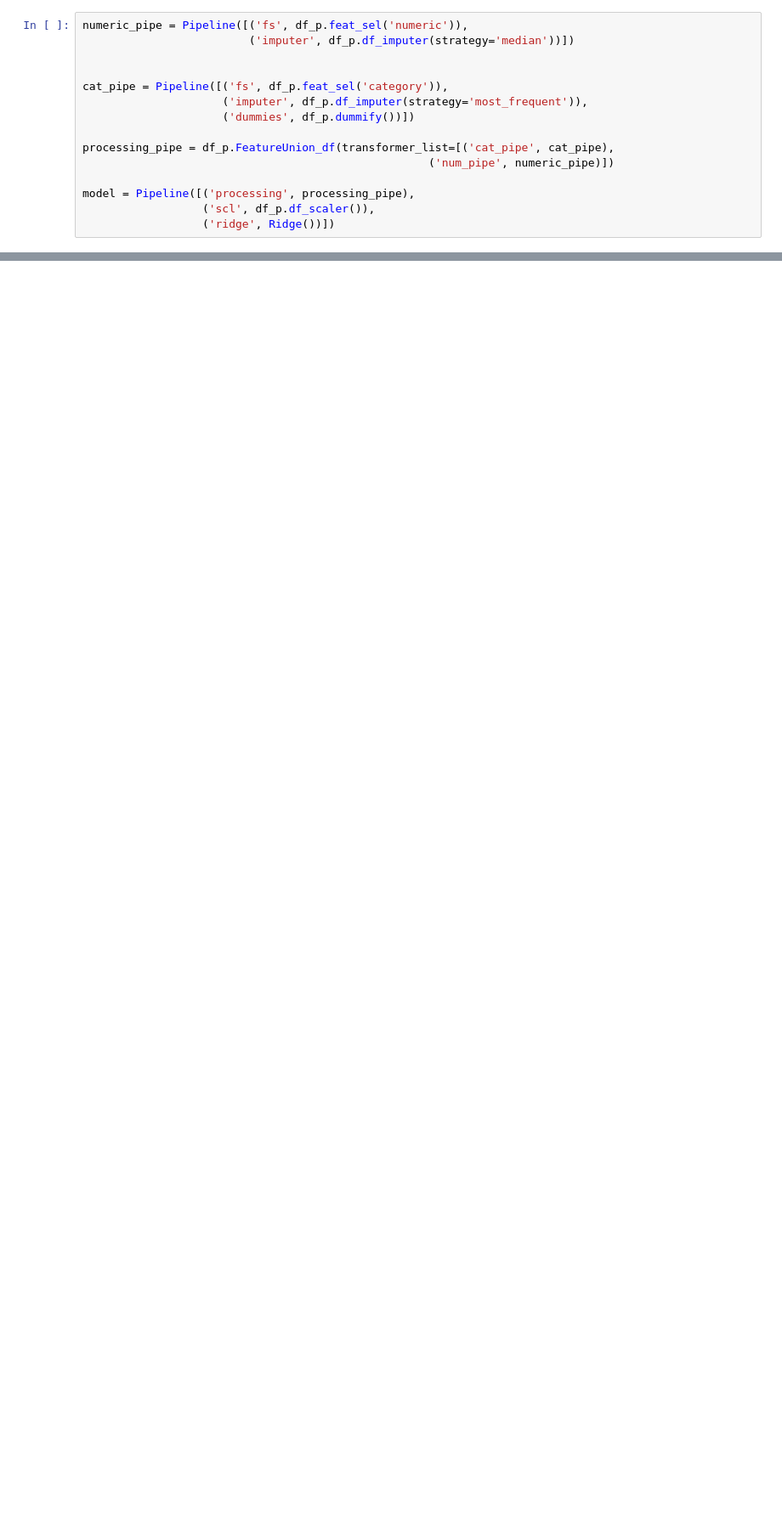
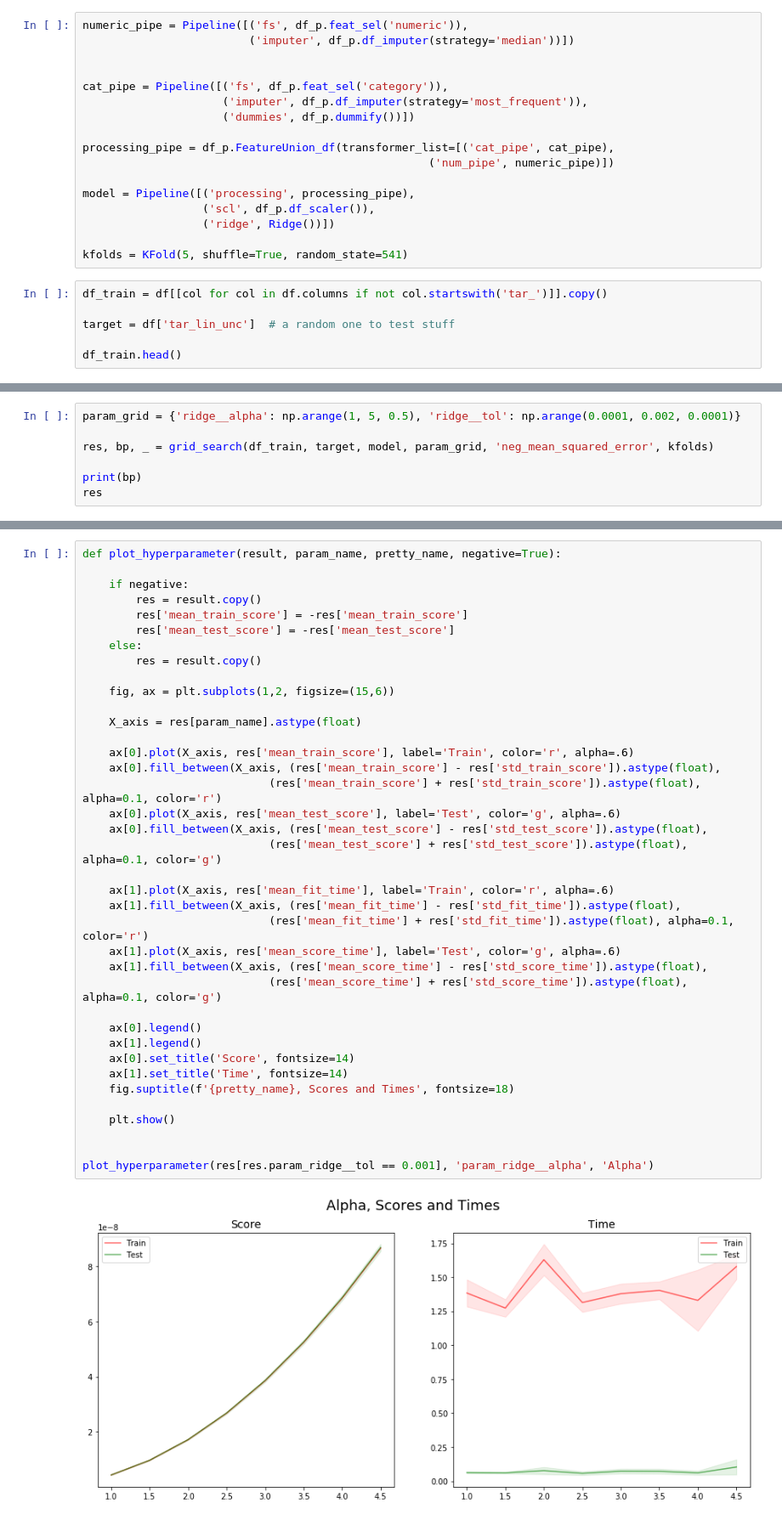
Before and after one commit to lucabasa/ML-algorithms-and-experiments, a Jupyter notebook: 02_experiment_design.ipynb, the cells around one changed output, grey strips where cells are left out. Shown: that part at 85% size. Drawn from its saved outputs; the diff is of its cells as text; blank space fills up the shorter version.

```diff
--- a/02_experiment_design.ipynb
+++ b/02_experiment_design.ipynb
@@ -62,3 +73,11 @@ processing_pipe = df_p.FeatureUnion_df(transformer_list=[('cat_pipe', cat_pipe),
 model = Pipeline([('processing', processing_pipe),
                   ('scl', df_p.df_scaler()),
                   ('ridge', Ridge())])
+
+kfolds = KFold(5, shuffle=True, random_state=541)
+# %%
+df_train = df[[col for col in df.columns if not col.startswith('tar_')]].copy()
+
+target = df['tar_lin_unc']  # a random one to test stuff
+
+df_train.head()
@@ -64,0 +91,7 @@ model = Pipeline([('processing', processing_pipe),
+# %%
+param_grid = {'ridge__alpha': np.arange(1, 5, 0.5), 'ridge__tol': np.arange(0.0001, 0.002, 0.0001)}
+
+res, bp, _ = grid_search(df_train, target, model, param_grid, 'neg_mean_squared_error', kfolds)
+
+print(bp)
+res
@@ -64,0 +115,40 @@ model = Pipeline([('processing', processing_pipe),
+# %%
+def plot_hyperparameter(result, param_name, pretty_name, negative=True):
+
+    if negative:
+        res = result.copy()
+        res['mean_train_score'] = -res['mean_train_score']
+        res['mean_test_score'] = -res['mean_test_score']
+    else:
+        res = result.copy()
+
+    fig, ax = plt.subplots(1,2, figsize=(15,6))
+
+    X_axis = res[param_name].astype(float)
+
+    ax[0].plot(X_axis, res['mean_train_score'], label='Train', color='r', alpha=.6)
+    ax[0].fill_between(X_axis, (res['mean_train_score'] - res['std_train_score']).astype(float),
+                            (res['mean_train_score'] + res['std_train_score']).astype(float), alpha=0.1, color='r')
+    ax[0].plot(X_axis, res['mean_test_score'], label='Test', color='g', alpha=.6)
+    ax[0].fill_between(X_axis, (res['mean_test_score'] - res['std_test_score']).astype(float),
+                            (res['mean_test_score'] + res['std_test_score']).astype(float), alpha=0.1, color='g')
+
+    ax[1].plot(X_axis, res['mean_fit_time'], label='Train', color='r', alpha=.6)
+    ax[1].fill_between(X_axis, (res['mean_fit_time'] - res['std_fit_time']).astype(float),
+                            (res['mean_fit_time'] + res['std_fit_time']).astype(float), alpha=0.1, color='r')
+    ax[1].plot(X_axis, res['mean_score_time'], label='Test', color='g', alpha=.6)
+    ax[1].fill_between(X_axis, (res['mean_score_time'] - res['std_score_time']).astype(float),
+                            (res['mean_score_time'] + res['std_score_time']).astype(float), alpha=0.1, color='g')
+
+    ax[0].legend()
+    ax[1].legend()
+    ax[0].set_title('Score', fontsize=14)
+    ax[1].set_title('Time', fontsize=14)
+    fig.suptitle(f'{pretty_name}, Scores and Times', fontsize=18)
+
+    plt.show()
+
+
+plot_hyperparameter(res[res.param_ridge__tol == 0.001], 'param_ridge__alpha', 'Alpha')
+# %% [output]
+[figure, added]
```
Also changed, not shown: parts of 7 cells of this notebook, 3 other files.
